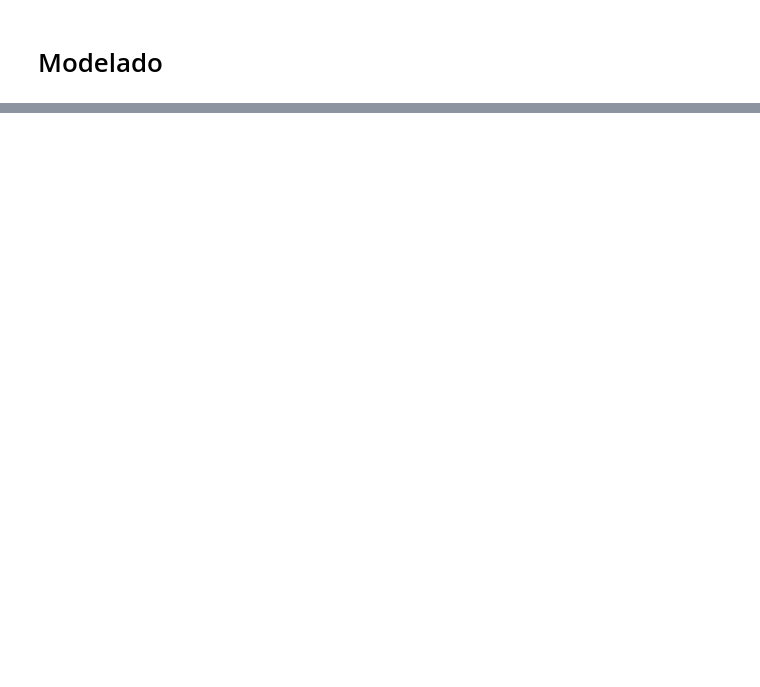
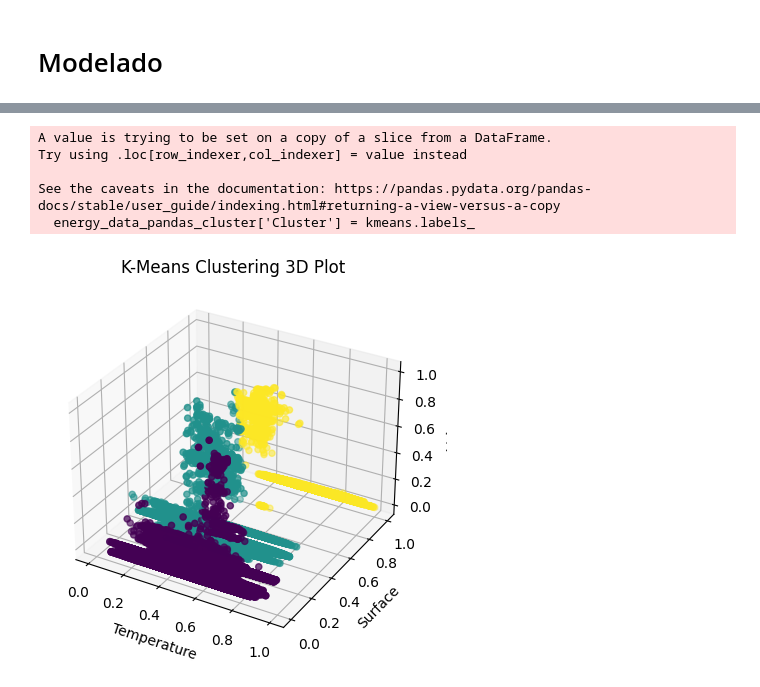
Before and after one commit to jfrenza/min_datos_gdes_vol_info, a Jupyter notebook: PySpark_Proyecto.ipynb, the cells around one changed output, grey strips where cells are left out. Saved outputs shown, nothing was run; the diff lists cells and outputs as text; code cells hidden in the pictures; blank space fills up the shorter version.

Commit message:
Gráfico y modelo

```diff
--- a/PySpark_Proyecto.ipynb
+++ b/PySpark_Proyecto.ipynb
@@ -570,0 +593,18 @@ plt.show()
+# %%
+# Assuming you have your data in a variable named 'data'
+wcss = []  # Within-Cluster Sum of Squares
+
+# Calculate WCSS for a range of cluster numbers
+for i in range(1, 11):  # Try different numbers of clusters, e.g., from 1 to 10
+    kmeans = KMeans(n_clusters=i, init='k-means++', max_iter=300, n_init=10, random_state=0)
+    kmeans.fit(energy_data_pandas_cluster)  # Fit the K-Means model to your data
+    wcss.append(kmeans.inertia_)  # Inertia is another name for WCSS
+
+# Plot the Elbow Method graph
+plt.figure(figsize=(8, 6))
+plt.plot(range(1, 11), wcss, marker='o', linestyle='--')
+plt.title('Elbow Method')
+plt.xlabel('Number of Clusters')
+plt.ylabel('WCSS')
+plt.grid()
+plt.show()
@@ -570,0 +613,39 @@ plt.show()
+# %%
+kmeans = KMeans(n_clusters=3, random_state=0, n_init="auto").fit(energy_data_pandas_cluster)
+# %%
+
+from mpl_toolkits.mplot3d import Axes3D  # Import the 3D toolkit
+
+
+# Add the cluster labels to your DataFrame
+energy_data_pandas_cluster['Cluster'] = kmeans.labels_
+
+# Create a 3D scatter plot
+fig = plt.figure()
+ax = fig.add_subplot(111, projection='3d')
+
+# Define the X, Y, and Z axes using your column names
+x = energy_data_pandas_cluster['Temperature']
+y = energy_data_pandas_cluster['Surface']
+z = energy_data_pandas_cluster['value_imputada']
+
+# Scatter plot with cluster coloring
+ax.scatter(x, y, z, c=energy_data_pandas_cluster['Cluster'], cmap='viridis')
+
+# Set axis labels
+ax.set_xlabel('Temperature')
+ax.set_ylabel('Surface')
+ax.set_zlabel('Value')
+
+# Set the title
+plt.title('K-Means Clustering 3D Plot')
+
+# Show the 3D plot
+plt.show()
+# %% [output]
+A value is trying to be set on a copy of a slice from a DataFrame.
+Try using .loc[row_indexer,col_indexer] = value instead
+
+See the caveats in the documentation: https://pandas.pydata.org/pandas-docs/stable/user_guide/indexing.html#returning-a-view-versus-a-copy
+  energy_data_pandas_cluster['Cluster'] = kmeans.labels_
+[figure, added]
```
Also changed, not shown: parts of 6 cells of this notebook.
